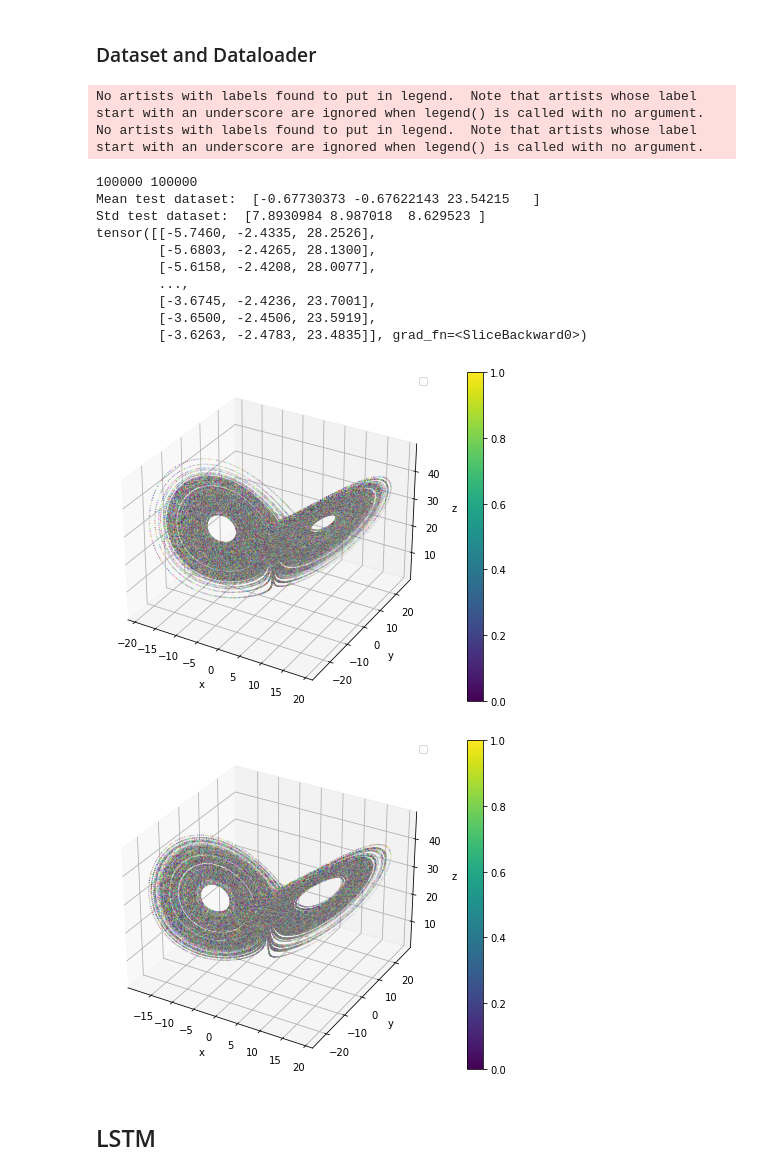
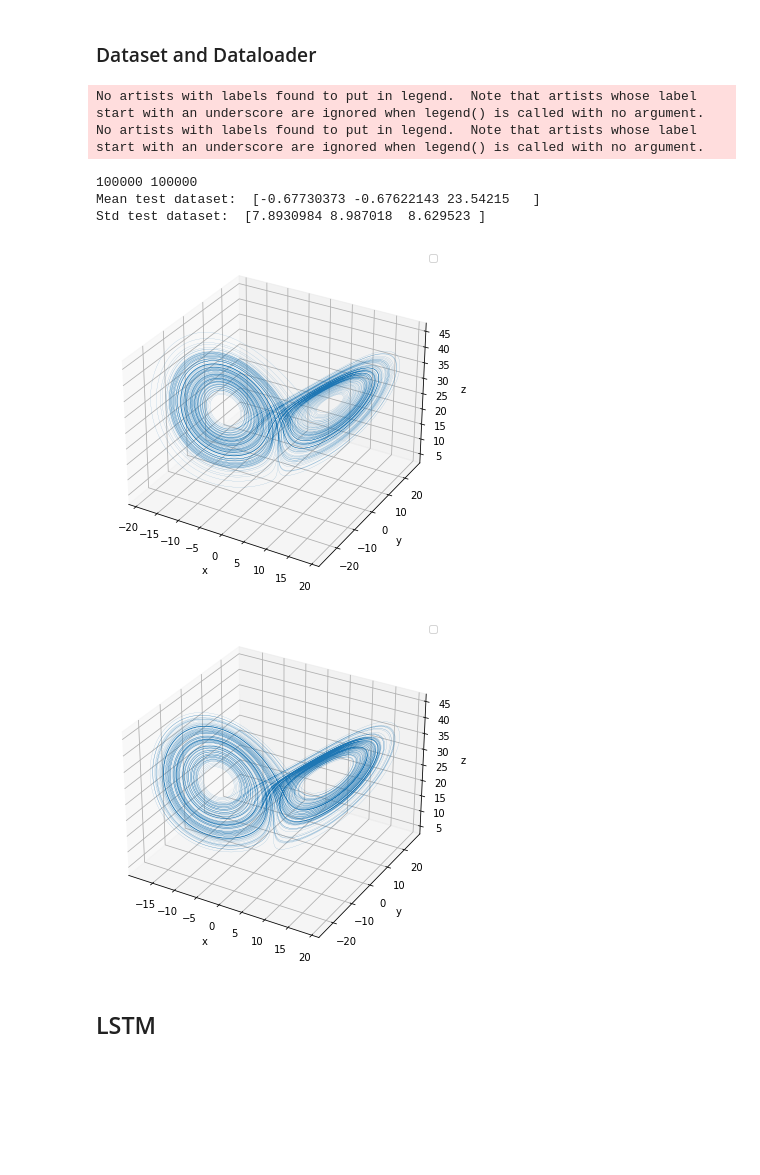
Before and after one commit to lupoalberto98/Physical-Informed-Dynamical-Systems, a Jupyter notebook: src/main.ipynb, the cells around one changed output. Cells and saved outputs as stored; diff of their text form; code cells hidden in the pictures; blank space fills up the shorter version.

```diff
--- a/src/main.ipynb
+++ b/src/main.ipynb
@@ -408,46 +408,37 @@ test_states = DynSysDataset(test_filename, seq_len=seq_len, dt=dt, tau=1)
 t_test = test_states.time
 test_dataset = test_states.dataset
 test_dataloader = DataLoader(test_states, batch_size=batch_size, num_workers=0, shuffle=True)
 
 ### Plot dataset
 # Train dataset
 #rk4 = RK4(dt, true_system)
 #eul = Eul(dt, true_system)
 #train_dataset = eul(train_dataset)
 name_dyn_data = "images/dynamics_"+true_system.__class__.__name__+".png"
 name_train_attractor = "images/attractor_"+true_system.__class__.__name__+".png"
 name_test_attractor = "images/attractor_test_"+true_system.__class__.__name__+".png"
 #train_dynamics = plot_trajectory(train_dataset, time=t_train, n_var=3, labels=["x","y","z"], filename = name_dyn_data, prediction_steps=10000)
 color_train = torch.rand_like(train_dataset)
 color_test = torch.rand_like(test_dataset)
-train_attractor = plot_3Dtrajectory(train_dataset, filename = name_train_attractor, color=color_train)
-test_attractor = plot_3Dtrajectory(test_dataset, filename = name_test_attractor, color=color_test)
+train_attractor = plot_3Dtrajectory(train_dataset, filename = name_train_attractor, color=None)
+test_attractor = plot_3Dtrajectory(test_dataset, filename = name_test_attractor, color=None)
 print(test_dataset.shape[0], t_test.shape[0])
 
 # Statistics test dataset
 mean_test_dataset = np.mean(test_dataset.detach().cpu().numpy(), axis=0)
 std_test_dataset = np.std(test_dataset.detach().cpu().numpy(), axis=0)
 
 
 print("Mean test dataset: ", mean_test_dataset)
 print("Std test dataset: ", std_test_dataset)
-
-print(test_dataset)
 # %% [output]
 No artists with labels found to put in legend.  Note that artists whose label start with an underscore are ignored when legend() is called with no argument.
 No artists with labels found to put in legend.  Note that artists whose label start with an underscore are ignored when legend() is called with no argument.
 100000 100000
 Mean test dataset:  [-0.67730373 -0.67622143 23.54215   ]
 Std test dataset:  [7.8930984 8.987018  8.629523 ]
-tensor([[-5.7460, -2.4335, 28.2526],
-        [-5.6803, -2.4265, 28.1300],
-        [-5.6158, -2.4208, 28.0077],
-        ...,
-        [-3.6745, -2.4236, 23.7001],
-        [-3.6500, -2.4506, 23.5919],
-        [-3.6263, -2.4783, 23.4835]], grad_fn=<SliceBackward0>)
-[figure, old version]
+[figure, new version]
-[figure, old version]
+[figure, new version]
 # %% [markdown]
 ## LSTM
 # %% [markdown]
```
Also changed, not shown: parts of 11 cells of this notebook, 1 other file.
